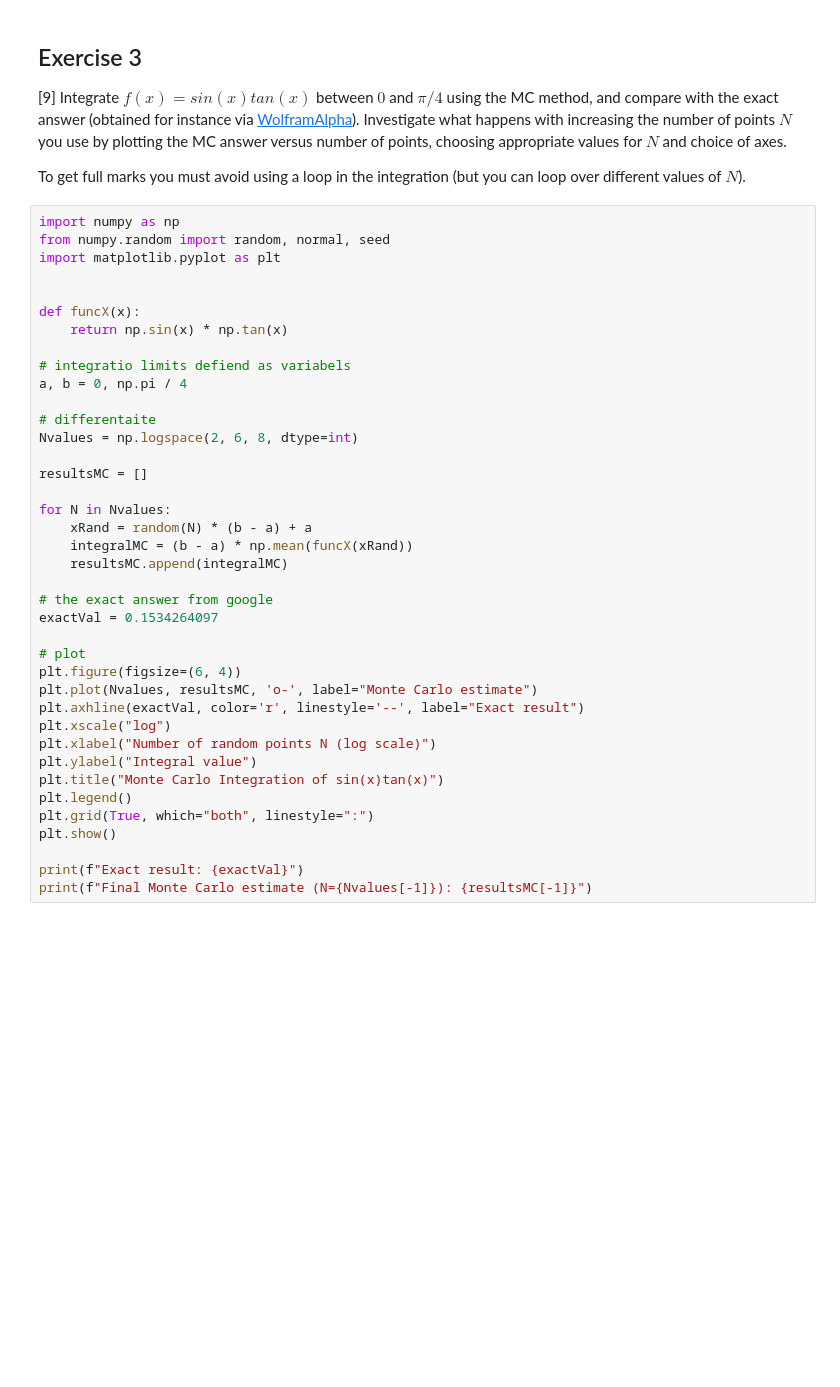
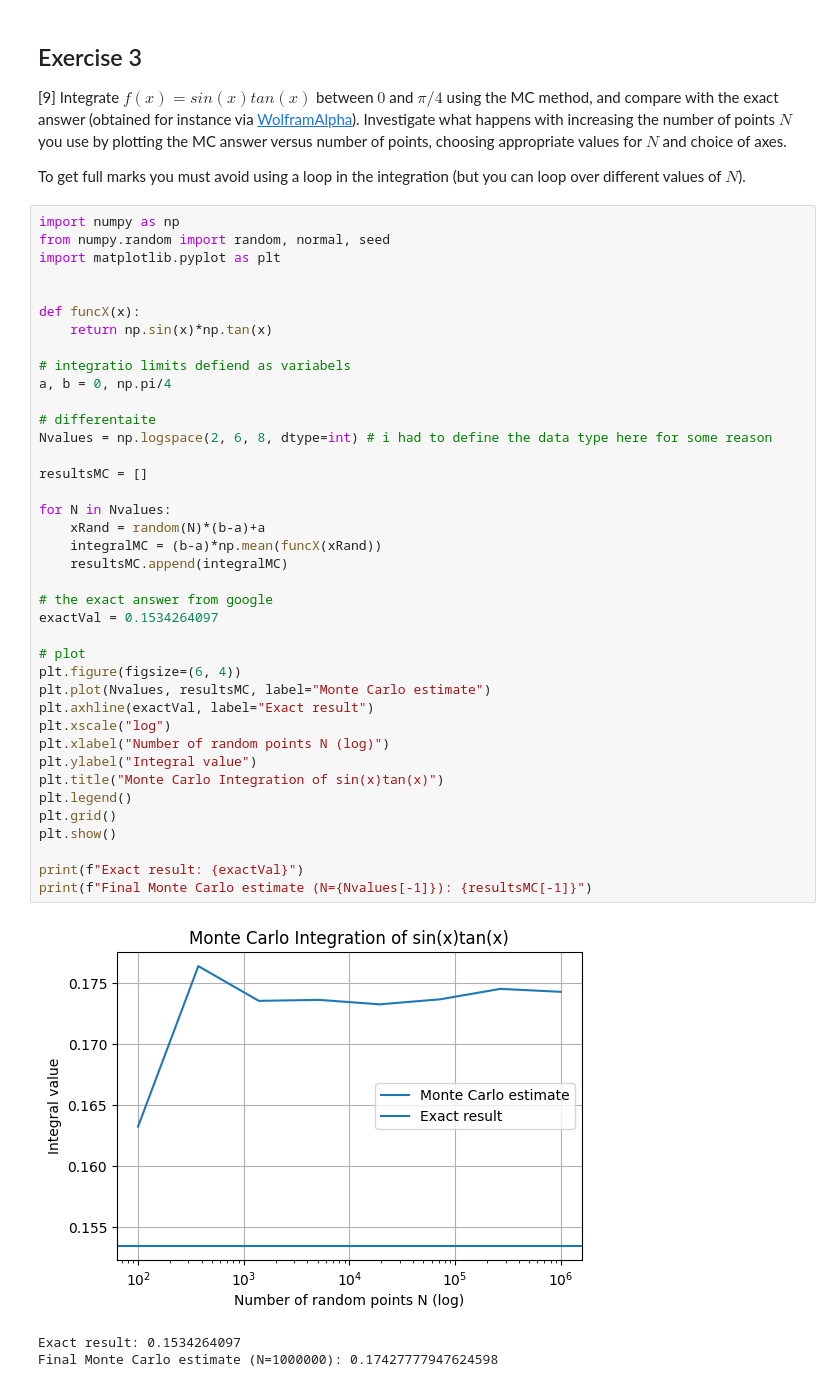
Before and after one commit to PX2145-2025/week-6-b-Bhavun-D, a Jupyter notebook: Monte_Carlo.ipynb, the cells around one changed output. Saved outputs shown, nothing was run; the diff lists cells and outputs as text; blank space fills up the shorter version.

```diff
--- a/Monte_Carlo.ipynb
+++ b/Monte_Carlo.ipynb
@@ -281,39 +282,43 @@ Vectorised π estimate: 3.141478
 # %%
 import numpy as np
 from numpy.random import random, normal, seed
 import matplotlib.pyplot as plt
 
 
 def funcX(x):
-    return np.sin(x) * np.tan(x)
+    return np.sin(x)*np.tan(x)
 
 # integratio limits defiend as variabels
-a, b = 0, np.pi / 4
+a, b = 0, np.pi/4
 
 # differentaite
-Nvalues = np.logspace(2, 6, 8, dtype=int)
+Nvalues = np.logspace(2, 6, 8, dtype=int) # i had to define the data type here for some reason
 
 resultsMC = []
 
 for N in Nvalues:
-    xRand = random(N) * (b - a) + a
-    integralMC = (b - a) * np.mean(funcX(xRand))
+    xRand = random(N)*(b-a)+a
+    integralMC = (b-a)*np.mean(funcX(xRand))
     resultsMC.append(integralMC)
 
 # the exact answer from google
 exactVal = 0.1534264097
 
 # plot
 plt.figure(figsize=(6, 4))
-plt.plot(Nvalues, resultsMC, 'o-', label="Monte Carlo estimate")
-plt.axhline(exactVal, color='r', linestyle='--', label="Exact result")
+plt.plot(Nvalues, resultsMC, label="Monte Carlo estimate")
+plt.axhline(exactVal, label="Exact result")
 plt.xscale("log")
-plt.xlabel("Number of random points N (log scale)")
+plt.xlabel("Number of random points N (log)")
 plt.ylabel("Integral value")
 plt.title("Monte Carlo Integration of sin(x)tan(x)")
 plt.legend()
-plt.grid(True, which="both", linestyle=":")
+plt.grid()
 plt.show()
 
 print(f"Exact result: {exactVal}")
 print(f"Final Monte Carlo estimate (N={Nvalues[-1]}): {resultsMC[-1]}")
+# %% [output]
+[figure, added]
+Exact result: 0.1534264097
+Final Monte Carlo estimate (N=1000000): 0.17427777947624598
```
Also changed, not shown: parts of 2 cells of this notebook.
